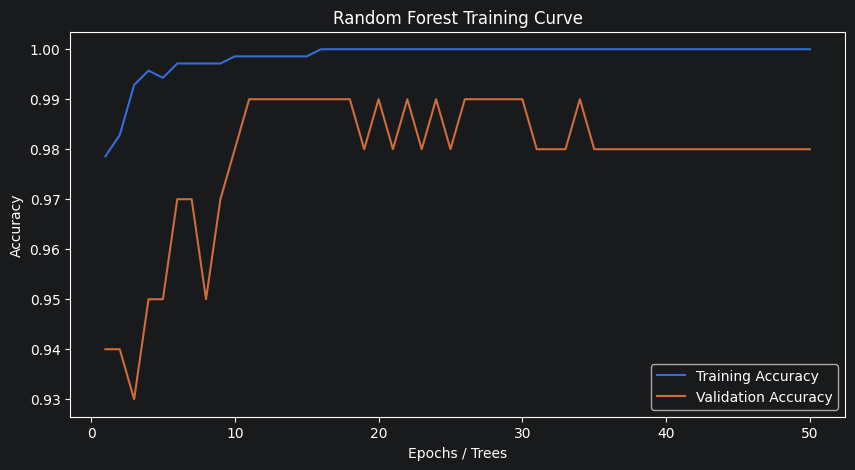
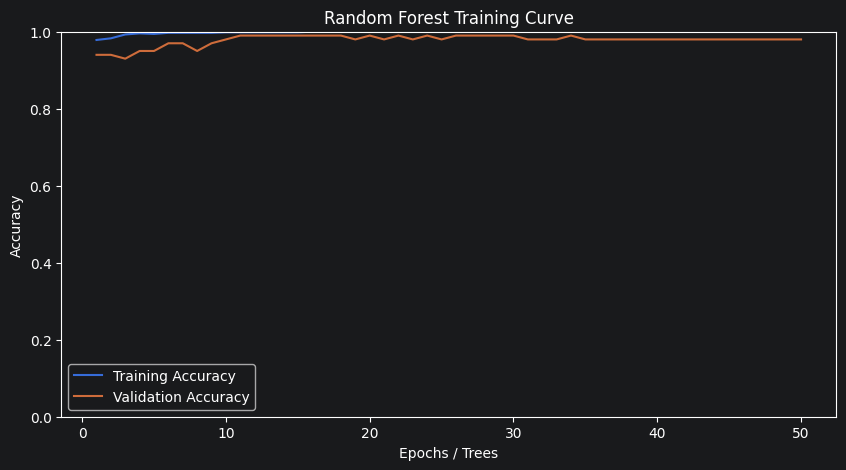
The notebook cell's code change between the first figure and the second:
--- before
+++ after
@@ -21,4 +21,8 @@
 plt.ylabel("Accuracy")
 
+plt.ylim(0, 1.02)
+
+plt.margins(x=0.02)
+
 plt.legend()
 

Commit: SVM traning and validation